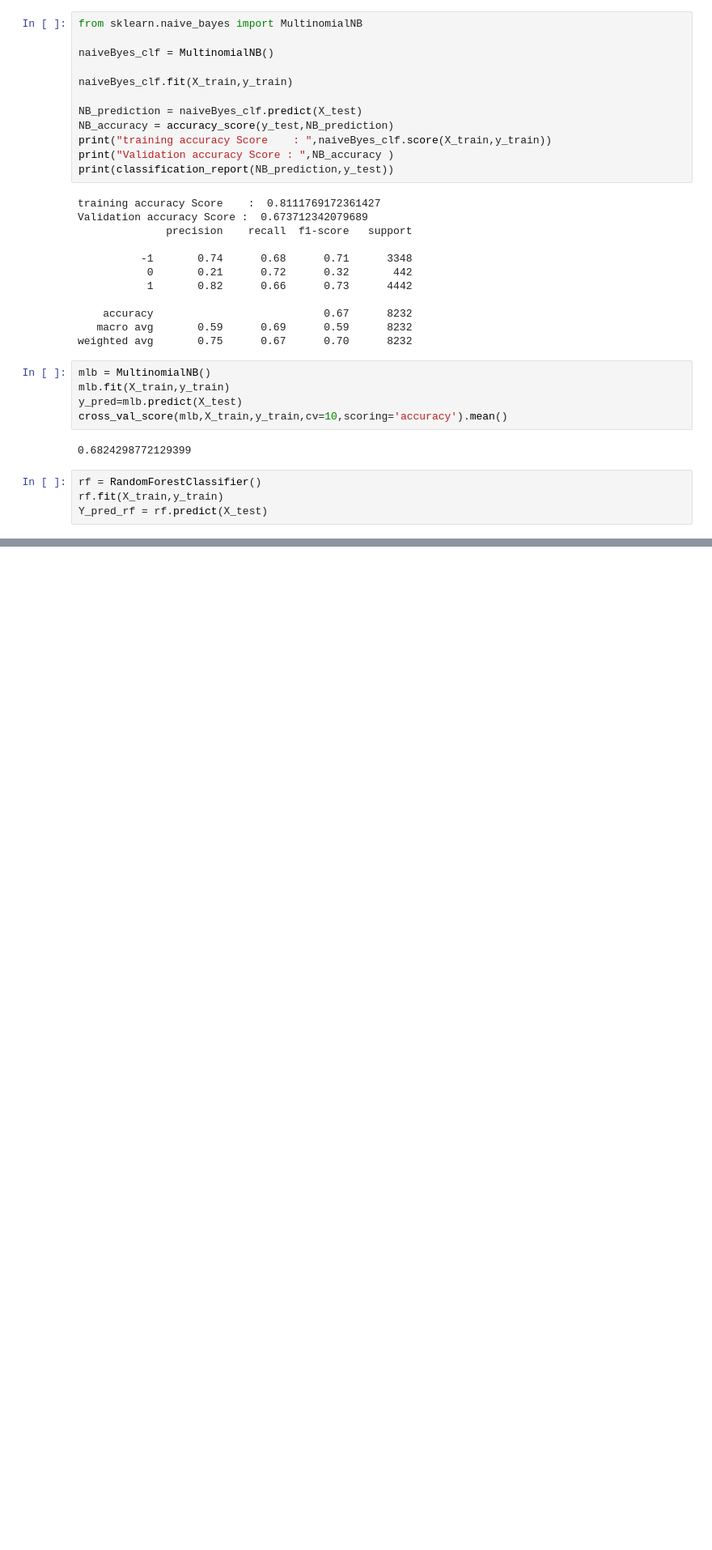
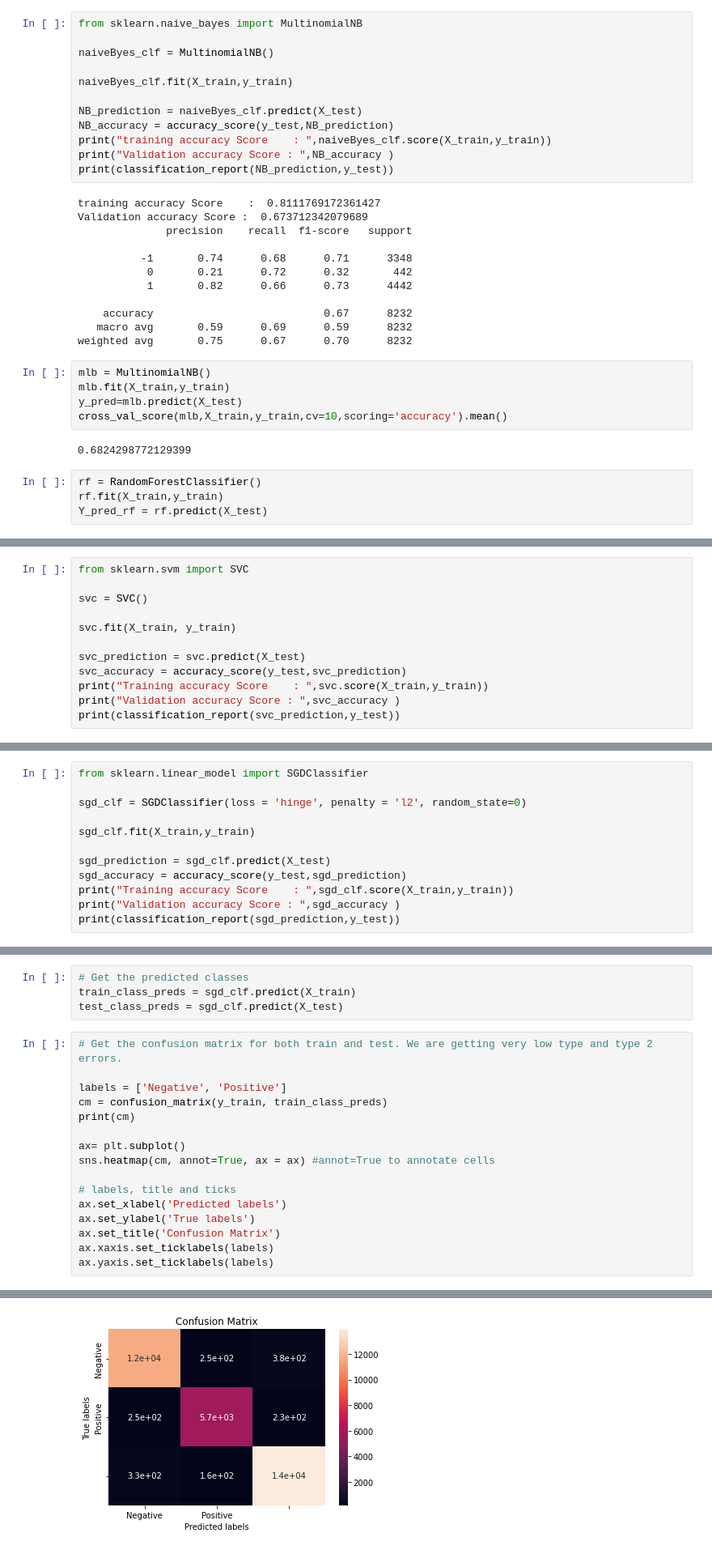
Before and after one commit to ChinmayRojatkar/Predicting-sentiment-of-COVID-19-tweets, a Jupyter notebook: Predicting_sentiment_of_COVID_19_tweets.ipynb, the cells around one changed output, grey strips where cells are left out. Shown at 81% size. Saved outputs shown, nothing was run; the diff lists cells and outputs as text; blank space fills up the shorter version.

```diff
--- a/Predicting_sentiment_of_COVID_19_tweets.ipynb
+++ b/Predicting_sentiment_of_COVID_19_tweets.ipynb
@@ -700,0 +790,12 @@ accuracy_rf
+# %%
+from sklearn.svm import SVC
+
+svc = SVC()
+
+svc.fit(X_train, y_train)
+
+svc_prediction = svc.predict(X_test)
+svc_accuracy = accuracy_score(y_test,svc_prediction)
+print("Training accuracy Score    : ",svc.score(X_train,y_train))
+print("Validation accuracy Score : ",svc_accuracy )
+print(classification_report(svc_prediction,y_test))
@@ -700,0 +818,12 @@ accuracy_rf
+# %%
+from sklearn.linear_model import SGDClassifier
+
+sgd_clf = SGDClassifier(loss = 'hinge', penalty = 'l2', random_state=0)
+
+sgd_clf.fit(X_train,y_train)
+
+sgd_prediction = sgd_clf.predict(X_test)
+sgd_accuracy = accuracy_score(y_test,sgd_prediction)
+print("Training accuracy Score    : ",sgd_clf.score(X_train,y_train))
+print("Validation accuracy Score : ",sgd_accuracy )
+print(classification_report(sgd_prediction,y_test))
@@ -700,0 +842,21 @@ accuracy_rf
+# %%
+# Get the predicted classes
+train_class_preds = sgd_clf.predict(X_train)
+test_class_preds = sgd_clf.predict(X_test)
+# %%
+# Get the confusion matrix for both train and test. We are getting very low type and type 2 errors.
+
+labels = ['Negative', 'Positive']
+cm = confusion_matrix(y_train, train_class_preds)
+print(cm)
+
+ax= plt.subplot()
+sns.heatmap(cm, annot=True, ax = ax) #annot=True to annotate cells
+
+# labels, title and ticks
+ax.set_xlabel('Predicted labels')
+ax.set_ylabel('True labels')
+ax.set_title('Confusion Matrix')
+ax.xaxis.set_ticklabels(labels)
+ax.yaxis.set_ticklabels(labels)
+# %% [output]
@@ -700,0 +867 @@ accuracy_rf
+[figure, added]
```
Also changed, not shown: parts of 25 cells of this notebook.
